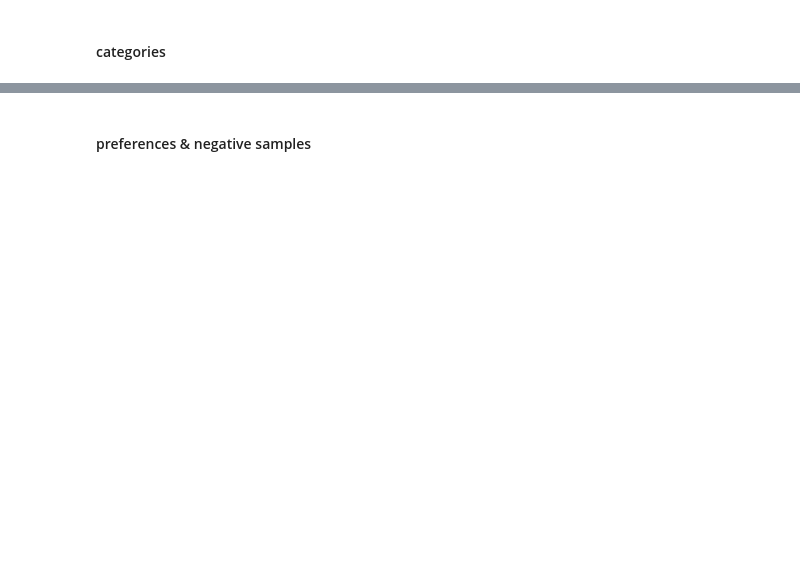
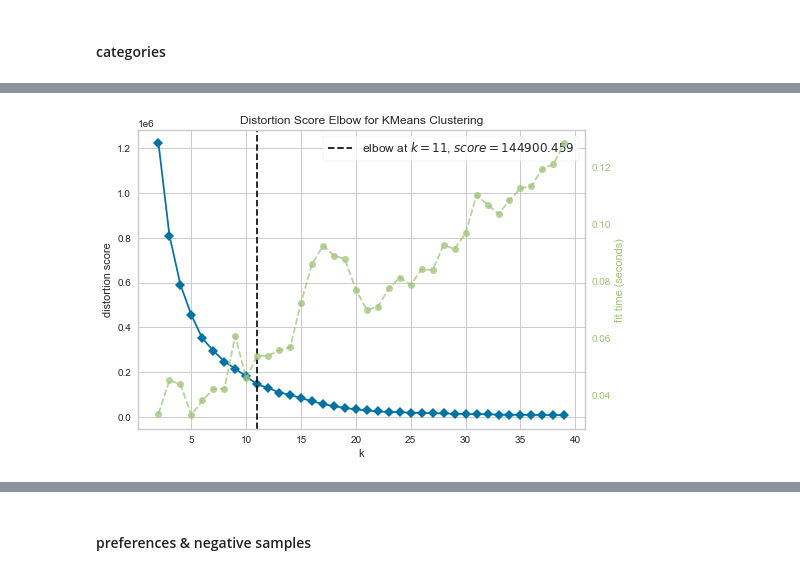
Before and after one commit to AsmirMumin/Retail-Coupon-Recommendation-for-Revenue-Optimization, a Jupyter notebook: final_assignment/final_notebook_v2.ipynb, the cells around one changed output, grey strips where cells are left out. Saved outputs shown, nothing was run; the diff lists cells and outputs as text; code cells hidden in the pictures; blank space fills up the shorter version.

```diff
--- a/final_assignment/final_notebook_v2.ipynb
+++ b/final_assignment/final_notebook_v2.ipynb
@@ -105,0 +185,4 @@ from coupon_assignment import coupon_assignment
+# %%
+p2cluster_model.elbow_plot()
+# %% [output]
+[figure, added]
```
Also changed, not shown: parts of 38 cells of this notebook.
